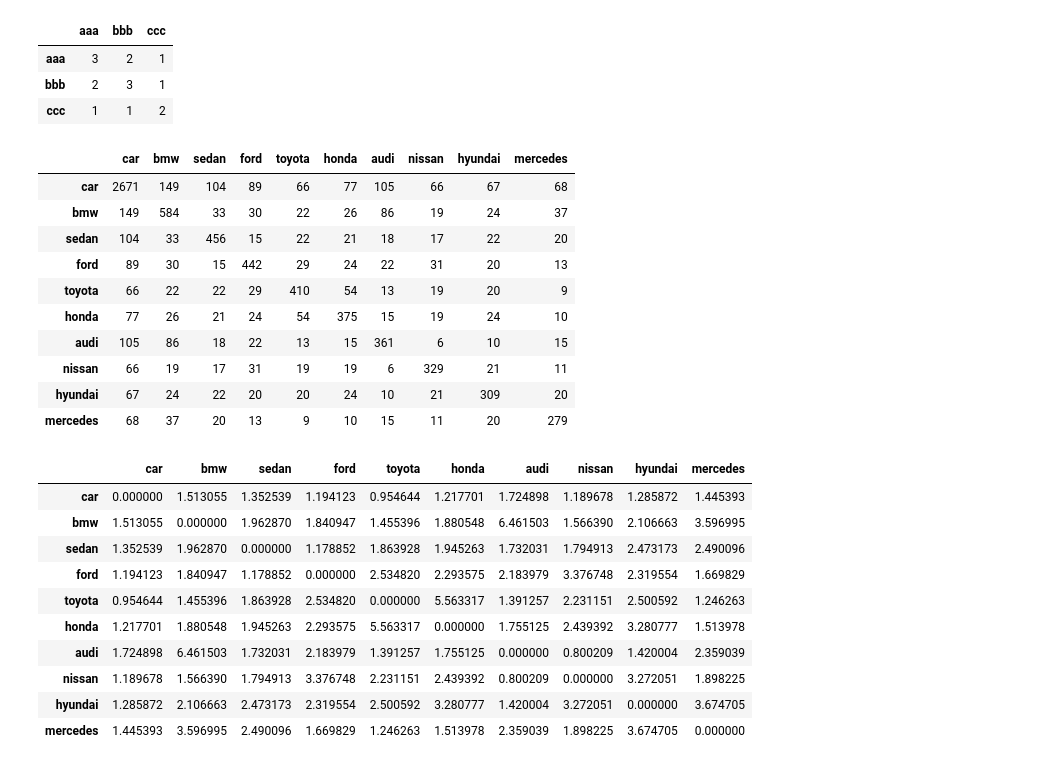
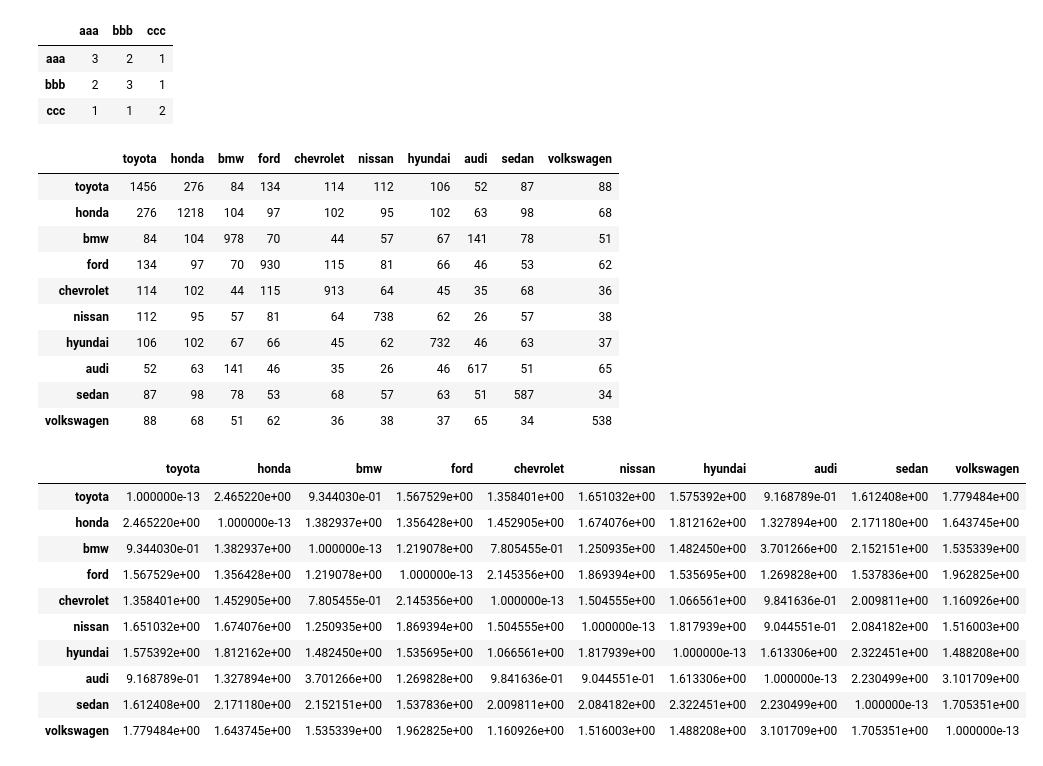
Before and after one commit to jordandpflum/TextAnalysis, a Jupyter notebook: Co-occurance Code (Jordan).ipynb, the cells around one changed output. Saved outputs shown, nothing was run; the diff lists cells and outputs as text; code cells hidden in the pictures.

```diff
--- a/Co-occurance Code (Jordan).ipynb
+++ b/Co-occurance Code (Jordan).ipynb
@@ -44,9 +125,16 @@ def replaceModelWBrand(tokens, wordBrandCSV):
     :return: a list of allBrands mentioned in the comments
     """
     brandWordAssociation = pd.read_csv(wordBrandCSV)
-    brandWords = brandWordAssociation['Model']
-    brandWordAssociation.set_index('Model')
-    brandWordAssociation = brandWordAssociation.to_dict()
+    brandWords = list(brandWordAssociation['Model'])
+
+    #list of models
+    models = brandWordAssociation['Model']
+    #list of brands
+    brands = brandWordAssociation['Brand']
+
+    # Dictionary mapping model to brand
+    brandWordAssociation = {models[i]: brands[i] for i in range(len(models))}
+
     for i in range(len(tokens)):
         word = tokens[i].lower()
         if word in brandWords:
@@ -151,11 +230,6 @@ def count_coocurances(coocurance_words, multipleTokens):
     :param multipleTokens: list of all comments which have been converted to tokens
     :return: a coocurance dataframe (essentially matrix) where to indices and columns are the coocurance words
     """
-    # Create Pairings
-    pairs = []
-    pairs.append(list(itertools.permutations(coocurance_words, 2)))
-    pairs = pairs[0]
-
     # Create Dataframe filled w 0s
     d = pd.DataFrame(0, index=coocurance_words, columns=coocurance_words)
 
@@ -225,4 +299,7 @@ def get_tokens(comment):
     # Convert word to lowercase
     tokens = [word.lower() for word in tokens]
 
+    # Replace model w Brand
+    tokens = replaceModelWBrand(tokens, 'carmodelsandbrands.csv')
+
     return tokens
@@ -282,17 +310,17 @@ results = [get_tokens(x) for x in preresults]
 coocuranceDF = count_coocurances(coocurance_words=topBrandNames, multipleTokens=results)
 coocuranceDF
 # %% [output]
-|  | car | bmw | sedan | ford | toyota | honda | audi | nissan | hyundai | mercedes |
-| car | 2671 | 149 | 104 | 89 | 66 | 77 | 105 | 66 | 67 | 68 |
-| bmw | 149 | 584 | 33 | 30 | 22 | 26 | 86 | 19 | 24 | 37 |
-| sedan | 104 | 33 | 456 | 15 | 22 | 21 | 18 | 17 | 22 | 20 |
-| ford | 89 | 30 | 15 | 442 | 29 | 24 | 22 | 31 | 20 | 13 |
-| toyota | 66 | 22 | 22 | 29 | 410 | 54 | 13 | 19 | 20 | 9 |
-| honda | 77 | 26 | 21 | 24 | 54 | 375 | 15 | 19 | 24 | 10 |
-| audi | 105 | 86 | 18 | 22 | 13 | 15 | 361 | 6 | 10 | 15 |
-| nissan | 66 | 19 | 17 | 31 | 19 | 19 | 6 | 329 | 21 | 11 |
-| hyundai | 67 | 24 | 22 | 20 | 20 | 24 | 10 | 21 | 309 | 20 |
-| mercedes | 68 | 37 | 20 | 13 | 9 | 10 | 15 | 11 | 20 | 279 |
+|  | toyota | honda | bmw | ford | chevrolet | nissan | hyundai | audi | sedan | volkswagen |
+| toyota | 1456 | 276 | 84 | 134 | 114 | 112 | 106 | 52 | 87 | 88 |
+| honda | 276 | 1218 | 104 | 97 | 102 | 95 | 102 | 63 | 98 | 68 |
+| bmw | 84 | 104 | 978 | 70 | 44 | 57 | 67 | 141 | 78 | 51 |
+| ford | 134 | 97 | 70 | 930 | 115 | 81 | 66 | 46 | 53 | 62 |
+| chevrolet | 114 | 102 | 44 | 115 | 913 | 64 | 45 | 35 | 68 | 36 |
+| nissan | 112 | 95 | 57 | 81 | 64 | 738 | 62 | 26 | 57 | 38 |
+| hyundai | 106 | 102 | 67 | 66 | 45 | 62 | 732 | 46 | 63 | 37 |
+| audi | 52 | 63 | 141 | 46 | 35 | 26 | 46 | 617 | 51 | 65 |
+| sedan | 87 | 98 | 78 | 53 | 68 | 57 | 63 | 51 | 587 | 34 |
+| volkswagen | 88 | 68 | 51 | 62 | 36 | 38 | 37 | 65 | 34 | 538 |
 # %%
 def calculateLift(word1, word2, N, coocuranceDF):
     numAB = coocuranceDF.loc[ word1, word2 ]
@@ -305,22 +333,23 @@ def calculateLift(word1, word2, N, coocuranceDF):
 # %%
 N = len(comments)
 liftDF = pd.DataFrame(0, index=topBrandNames, columns=topBrandNames)
 for brand1 in topBrandNames:
     for brand2 in topBrandNames:
         if brand1 == brand2:
-            liftDF.loc[ brand1, brand2 ] = 0
+            # Should be Zero (Set to .000000001 to allow reciprocal)
+            liftDF.loc[ brand1, brand2 ] = 0.0000000000001
         else:
             liftDF.loc[ brand1, brand2 ] = calculateLift(word1=brand1, word2=brand2, N=N, coocuranceDF=coocuranceDF)
 liftDF
 # %% [output]
-|  | car | bmw | sedan | ford | toyota | honda | audi | nissan | hyundai | mercedes |
-| car | 0.000000 | 1.513055 | 1.352539 | 1.194123 | 0.954644 | 1.217701 | 1.724898 | 1.189678 | 1.285872 | 1.445393 |
-| bmw | 1.513055 | 0.000000 | 1.962870 | 1.840947 | 1.455396 | 1.880548 | 6.461503 | 1.566390 | 2.106663 | 3.596995 |
-| sedan | 1.352539 | 1.962870 | 0.000000 | 1.178852 | 1.863928 | 1.945263 | 1.732031 | 1.794913 | 2.473173 | 2.490096 |
-| ford | 1.194123 | 1.840947 | 1.178852 | 0.000000 | 2.534820 | 2.293575 | 2.183979 | 3.376748 | 2.319554 | 1.669829 |
-| toyota | 0.954644 | 1.455396 | 1.863928 | 2.534820 | 0.000000 | 5.563317 | 1.391257 | 2.231151 | 2.500592 | 1.246263 |
-| honda | 1.217701 | 1.880548 | 1.945263 | 2.293575 | 5.563317 | 0.000000 | 1.755125 | 2.439392 | 3.280777 | 1.513978 |
-| audi | 1.724898 | 6.461503 | 1.732031 | 2.183979 | 1.391257 | 1.755125 | 0.000000 | 0.800209 | 1.420004 | 2.359039 |
-| nissan | 1.189678 | 1.566390 | 1.794913 | 3.376748 | 2.231151 | 2.439392 | 0.800209 | 0.000000 | 3.272051 | 1.898225 |
-| hyundai | 1.285872 | 2.106663 | 2.473173 | 2.319554 | 2.500592 | 3.280777 | 1.420004 | 3.272051 | 0.000000 | 3.674705 |
-| mercedes | 1.445393 | 3.596995 | 2.490096 | 1.669829 | 1.246263 | 1.513978 | 2.359039 | 1.898225 | 3.674705 | 0.000000 |
+|  | toyota | honda | bmw | ford | chevrolet | nissan | hyundai | audi | sedan | volkswagen |
+| toyota | 1.000000e-13 | 2.465220e+00 | 9.344030e-01 | 1.567529e+00 | 1.358401e+00 | 1.651032e+00 | 1.575392e+00 | 9.168789e-01 | 1.612408e+00 | 1.779484e+00 |
+| honda | 2.465220e+00 | 1.000000e-13 | 1.382937e+00 | 1.356428e+00 | 1.452905e+00 | 1.674076e+00 | 1.812162e+00 | 1.327894e+00 | 2.171180e+00 | 1.643745e+00 |
+| bmw | 9.344030e-01 | 1.382937e+00 | 1.000000e-13 | 1.219078e+00 | 7.805455e-01 | 1.250935e+00 | 1.482450e+00 | 3.701266e+00 | 2.152151e+00 | 1.535339e+00 |
+| ford | 1.567529e+00 | 1.356428e+00 | 1.219078e+00 | 1.000000e-13 | 2.145356e+00 | 1.869394e+00 | 1.535695e+00 | 1.269828e+00 | 1.537836e+00 | 1.962825e+00 |
+| chevrolet | 1.358401e+00 | 1.452905e+00 | 7.805455e-01 | 2.145356e+00 | 1.000000e-13 | 1.504555e+00 | 1.066561e+00 | 9.841636e-01 | 2.009811e+00 | 1.160926e+00 |
+| nissan | 1.651032e+00 | 1.674076e+00 | 1.250935e+00 | 1.869394e+00 | 1.504555e+00 | 1.000000e-13 | 1.817939e+00 | 9.044551e-01 | 2.084182e+00 | 1.516003e+00 |
+| hyundai | 1.575392e+00 | 1.812162e+00 | 1.482450e+00 | 1.535695e+00 | 1.066561e+00 | 1.817939e+00 | 1.000000e-13 | 1.613306e+00 | 2.322451e+00 | 1.488208e+00 |
+| audi | 9.168789e-01 | 1.327894e+00 | 3.701266e+00 | 1.269828e+00 | 9.841636e-01 | 9.044551e-01 | 1.613306e+00 | 1.000000e-13 | 2.230499e+00 | 3.101709e+00 |
+| sedan | 1.612408e+00 | 2.171180e+00 | 2.152151e+00 | 1.537836e+00 | 2.009811e+00 | 2.084182e+00 | 2.322451e+00 | 2.230499e+00 | 1.000000e-13 | 1.705351e+00 |
+| volkswagen | 1.779484e+00 | 1.643745e+00 | 1.535339e+00 | 1.962825e+00 | 1.160926e+00 | 1.516003e+00 | 1.488208e+00 | 3.101709e+00 | 1.705351e+00 | 1.000000e-13 |
```
Also changed, not shown: parts of 24 cells of this notebook, 4 other files.
